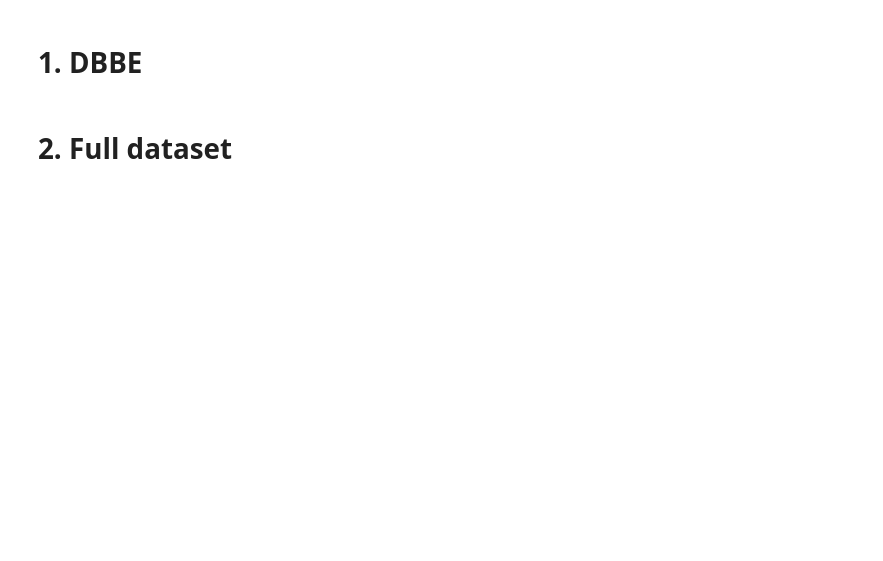
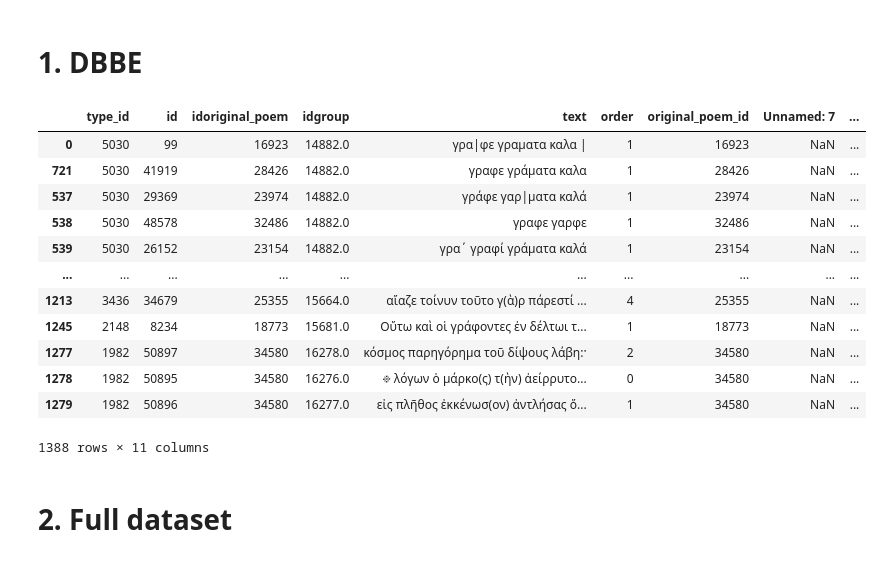
Before and after one commit to PaulienLem/code-clin2026, a Jupyter notebook: orthographic_similarity.ipynb, the cells around one changed output. Saved outputs shown, nothing was run; the diff lists cells and outputs as text; code cells hidden in the pictures; blank space fills up the shorter version.

```diff
--- a/orthographic_similarity.ipynb
+++ b/orthographic_similarity.ipynb
@@ -426,5 +428,24 @@ def main():
 
 if __name__ == "__main__":
     main()
+# %%
+from pathlib import Path
+
+df = pd.read_csv('dbbe_orthographic_results/dbbe_verse_clustered_results.csv')
+df.sort_values(by='cluster_id')
+# %% [output]
+|  | type_id | id | idoriginal_poem | idgroup | text | order | original_poem_id | Unnamed: 7 | ... |
+| 0 | 5030 | 99 | 16923 | 14882.0 | γρα|φε γραματα καλα | | 1 | 16923 | NaN | ... |
+| 721 | 5030 | 41919 | 28426 | 14882.0 | γραφε γράματα καλα | 1 | 28426 | NaN | ... |
+| 537 | 5030 | 29369 | 23974 | 14882.0 | γράφε γαρ|ματα καλά | 1 | 23974 | NaN | ... |
+| 538 | 5030 | 48578 | 32486 | 14882.0 | γραφε γαρφε | 1 | 32486 | NaN | ... |
+| 539 | 5030 | 26152 | 23154 | 14882.0 | γρα´ γραφί γράματα καλά | 1 | 23154 | NaN | ... |
+| ... | ... | ... | ... | ... | ... | ... | ... | ... | ... |
+| 1213 | 3436 | 34679 | 25355 | 15664.0 | αἴαζε τοίνυν τοῦτο γ(ὰ)ρ πάρεστί ... | 4 | 25355 | NaN | ... |
+| 1245 | 2148 | 8234 | 18773 | 15681.0 | Οὕτω καὶ οἱ γράφοντες ἐν δέλτωι τ... | 1 | 18773 | NaN | ... |
+| 1277 | 1982 | 50897 | 34580 | 16278.0 | κόσμος παρηγόρημα τοῦ δίψους λάβη:· | 2 | 34580 | NaN | ... |
+| 1278 | 1982 | 50895 | 34580 | 16276.0 | ፠ λόγων ὁ μάρκο(ς) τ(ὴν) ἀείρρυτο... | 0 | 34580 | NaN | ... |
+| 1279 | 1982 | 50896 | 34580 | 16277.0 | εἰς πλῆθος ἐκκένωσ(ον) ἀντλήσας ὅ... | 1 | 34580 | NaN | ... |
+1388 rows × 11 columns
 # %% [markdown]
 # 2. Full dataset
```
Also changed, not shown: parts of 2 cells of this notebook, 1 other file.
